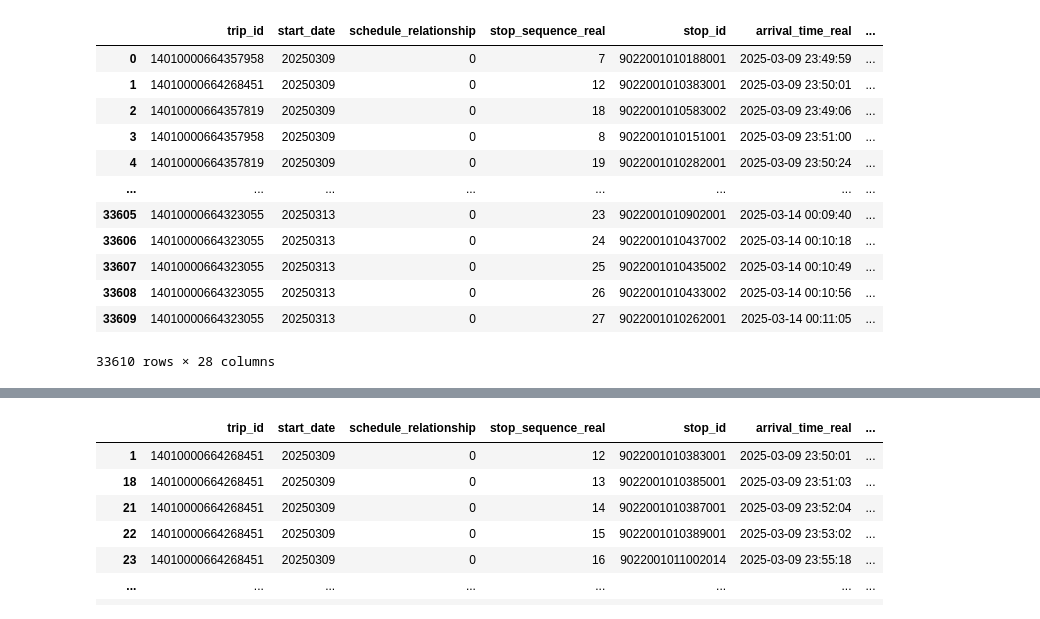
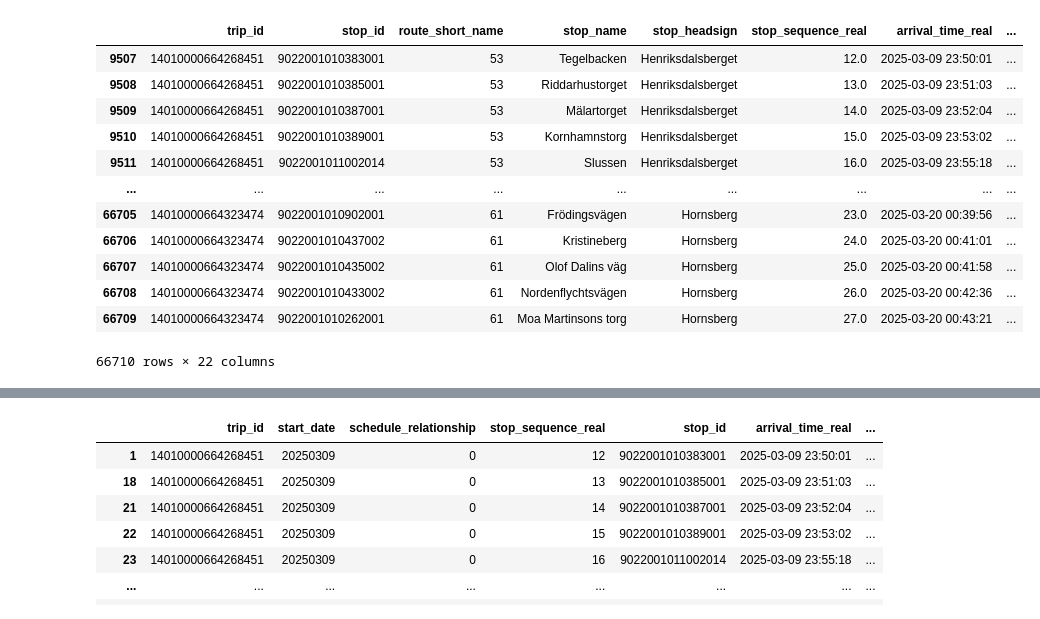
Before and after one commit to jesus-martinez02/PT-Project, a Jupyter notebook: test.ipynb, the cells around one changed output, grey strips where cells are left out. Drawn from its saved outputs; the diff is of its cells as text; code cells hidden in the pictures.

Commit message:
Added line 74 treatment and dwell time

```diff
--- a/test.ipynb
+++ b/test.ipynb
@@ -5,18 +7,18 @@ import pandas as pd
 filename = 'sl-tripupdates-2024-10-15T11-00-33Z.pb'
 # %%
-df = pd.read_csv("first_week.csv")
+df = my_read_df("processed_dataset.csv")
 df
 # %% [output]
-|  | trip_id | start_date | schedule_relationship | stop_sequence_real | stop_id | arrival_time_real | ... |
-| 0 | 14010000664357958 | 20250309 | 0 | 7 | 9022001010188001 | 2025-03-09 23:49:59 | ... |
-| 1 | 14010000664268451 | 20250309 | 0 | 12 | 9022001010383001 | 2025-03-09 23:50:01 | ... |
-| 2 | 14010000664357819 | 20250309 | 0 | 18 | 9022001010583002 | 2025-03-09 23:49:06 | ... |
-| 3 | 14010000664357958 | 20250309 | 0 | 8 | 9022001010151001 | 2025-03-09 23:51:00 | ... |
-| 4 | 14010000664357819 | 20250309 | 0 | 19 | 9022001010282001 | 2025-03-09 23:50:24 | ... |
-| ... | ... | ... | ... | ... | ... | ... | ... |
-| 33605 | 14010000664323055 | 20250313 | 0 | 23 | 9022001010902001 | 2025-03-14 00:09:40 | ... |
-| 33606 | 14010000664323055 | 20250313 | 0 | 24 | 9022001010437002 | 2025-03-14 00:10:18 | ... |
-| 33607 | 14010000664323055 | 20250313 | 0 | 25 | 9022001010435002 | 2025-03-14 00:10:49 | ... |
-| 33608 | 14010000664323055 | 20250313 | 0 | 26 | 9022001010433002 | 2025-03-14 00:10:56 | ... |
-| 33609 | 14010000664323055 | 20250313 | 0 | 27 | 9022001010262001 | 2025-03-14 00:11:05 | ... |
+|  | trip_id | stop_id | route_short_name | stop_name | stop_headsign | stop_sequence_real | arrival_time_real | ... |
+| 9507 | 14010000664268451 | 9022001010383001 | 53 | Tegelbacken | Henriksdalsberget | 12.0 | 2025-03-09 23:50:01 | ... |
+| 9508 | 14010000664268451 | 9022001010385001 | 53 | Riddarhustorget | Henriksdalsberget | 13.0 | 2025-03-09 23:51:03 | ... |
+| 9509 | 14010000664268451 | 9022001010387001 | 53 | Mälartorget | Henriksdalsberget | 14.0 | 2025-03-09 23:52:04 | ... |
+| 9510 | 14010000664268451 | 9022001010389001 | 53 | Kornhamnstorg | Henriksdalsberget | 15.0 | 2025-03-09 23:53:02 | ... |
+| 9511 | 14010000664268451 | 9022001011002014 | 53 | Slussen | Henriksdalsberget | 16.0 | 2025-03-09 23:55:18 | ... |
+| ... | ... | ... | ... | ... | ... | ... | ... | ... |
+| 66705 | 14010000664323474 | 9022001010902001 | 61 | Frödingsvägen | Hornsberg | 23.0 | 2025-03-20 00:39:56 | ... |
+| 66706 | 14010000664323474 | 9022001010437002 | 61 | Kristineberg | Hornsberg | 24.0 | 2025-03-20 00:41:01 | ... |
+| 66707 | 14010000664323474 | 9022001010435002 | 61 | Olof Dalins väg | Hornsberg | 25.0 | 2025-03-20 00:41:58 | ... |
+| 66708 | 14010000664323474 | 9022001010433002 | 61 | Nordenflychtsvägen | Hornsberg | 26.0 | 2025-03-20 00:42:36 | ... |
+| 66709 | 14010000664323474 | 9022001010262001 | 61 | Moa Martinsons torg | Hornsberg | 27.0 | 2025-03-20 00:43:21 | ... |
-33610 rows × 28 columns
+66710 rows × 22 columns
```
Also changed, not shown: parts of 19 cells of this notebook, 3 other files.
